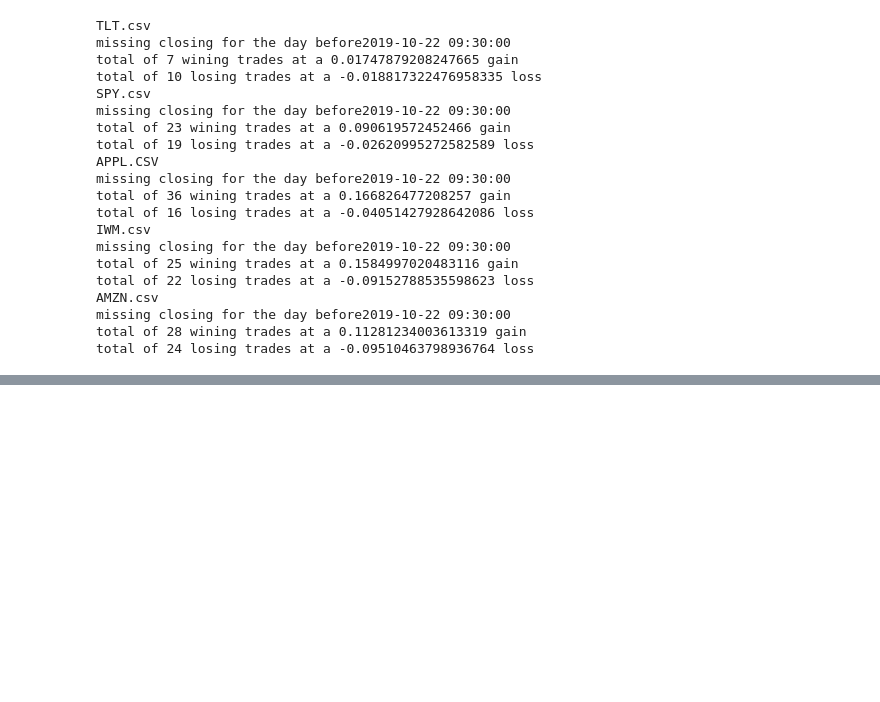
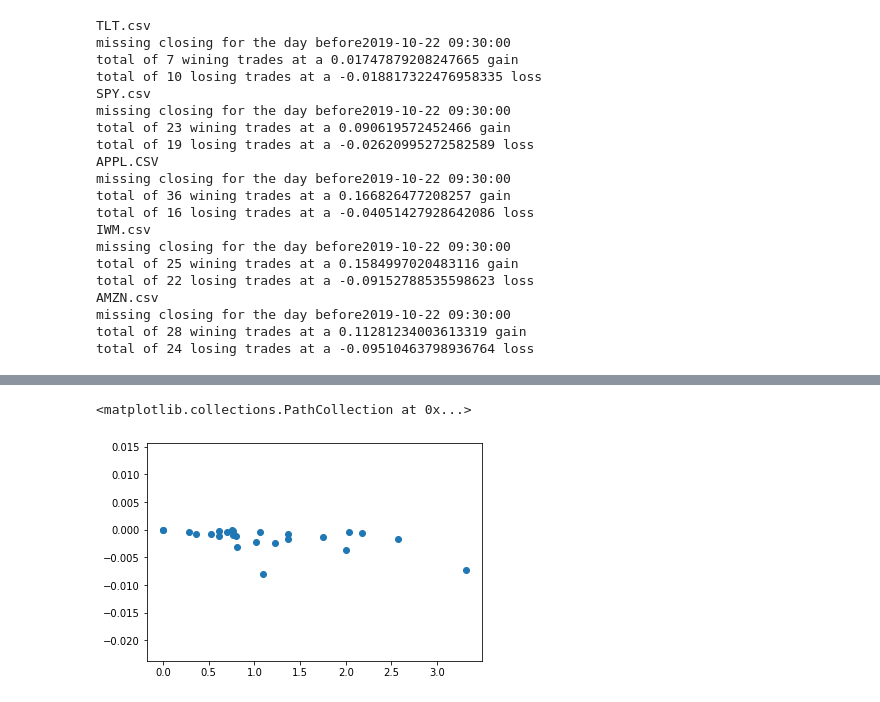
Before and after one commit to chanqingzhou/VWAPTester, a Jupyter notebook: tester.ipynb, the cells around one changed output, grey strips where cells are left out. Cells and saved outputs as stored; diff of their text form; code cells hidden in the pictures; blank space fills up the shorter version.

```diff
--- a/tester.ipynb
+++ b/tester.ipynb
@@ -609,0 +894,7 @@ total of 24 losing trades at a -0.09510463798936764 loss
+# %%
+plot = [i[4] if i[4]<5 else 0 for i in lose_list]
+y = [i[1] if i[4]<5 else 0 for i in lose_list]
+plt.scatter(plot,y)
+# %% [output]
+<matplotlib.collections.PathCollection at 0x...>
+[figure, added]
```
Also changed, not shown: parts of 20 cells of this notebook, 4 other files.
